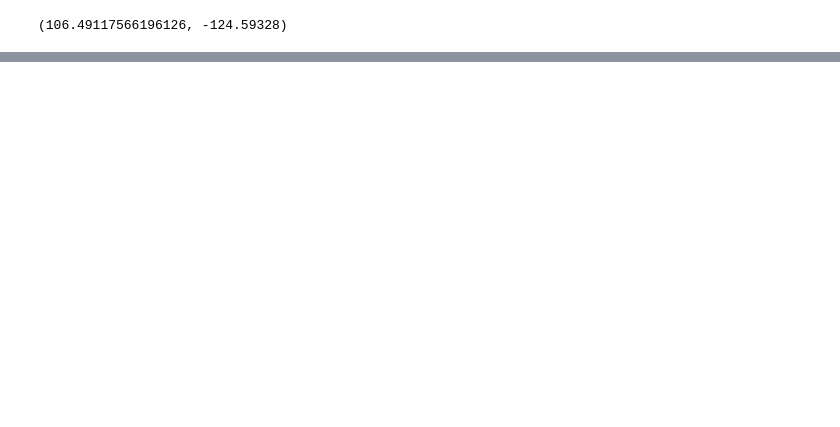
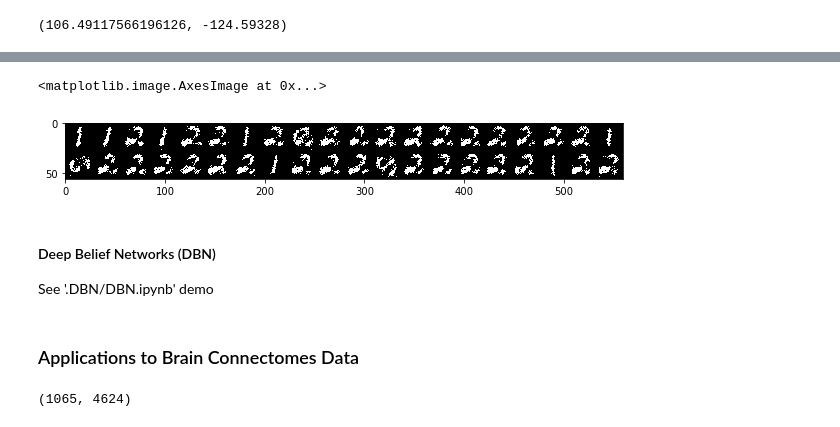
Before and after one commit to yizi0511/sta_663_vae, a Jupyter notebook: VAE-TF.ipynb, the cells around one changed output, grey strips where cells are left out. Cells and saved outputs as stored; diff of their text form; code cells hidden in the pictures; blank space fills up the shorter version.

```diff
--- a/VAE-TF.ipynb
+++ b/VAE-TF.ipynb
@@ -308,0 +321,4 @@ Compared to 2 generative models for images:
+# %%
+from sklearn.neural_network import BernoulliRBM
+rbm = BernoulliRBM(n_components=100, learning_rate=0.01, random_state=0, verbose=True)
+rbm.fit(X_train)
@@ -308,0 +338,16 @@ Compared to 2 generative models for images:
+# %%
+xx = X_train[:40].copy()
+for ii in range(1000):
+    for n in range(40):
+        xx[n] = rbm.gibbs(xx[n])
+# %%
+plt.figure(figsize=(10,20))
+plt.imshow(gen_mnist_image(xx))
+# %% [output]
+<matplotlib.image.AxesImage at 0x...>
+[figure, added]
+# %% [markdown]
+#### Deep Belief Networks (DBN)
+See '.DBN/DBN.ipynb' demo
+# %% [markdown]
+### Applications to Brain Connectomes Data
@@ -308,0 +371,6 @@ Compared to 2 generative models for images:
+# %%
+brain_graphs = np.stack(net_data)
+brain_graphs = normalize(brain_graphs) # Normalize data
+print(brain_graphs.shape)
+# %% [output]
+(1065, 4624)
```
Also changed, not shown: parts of 24 cells of this notebook, 31 other files.
